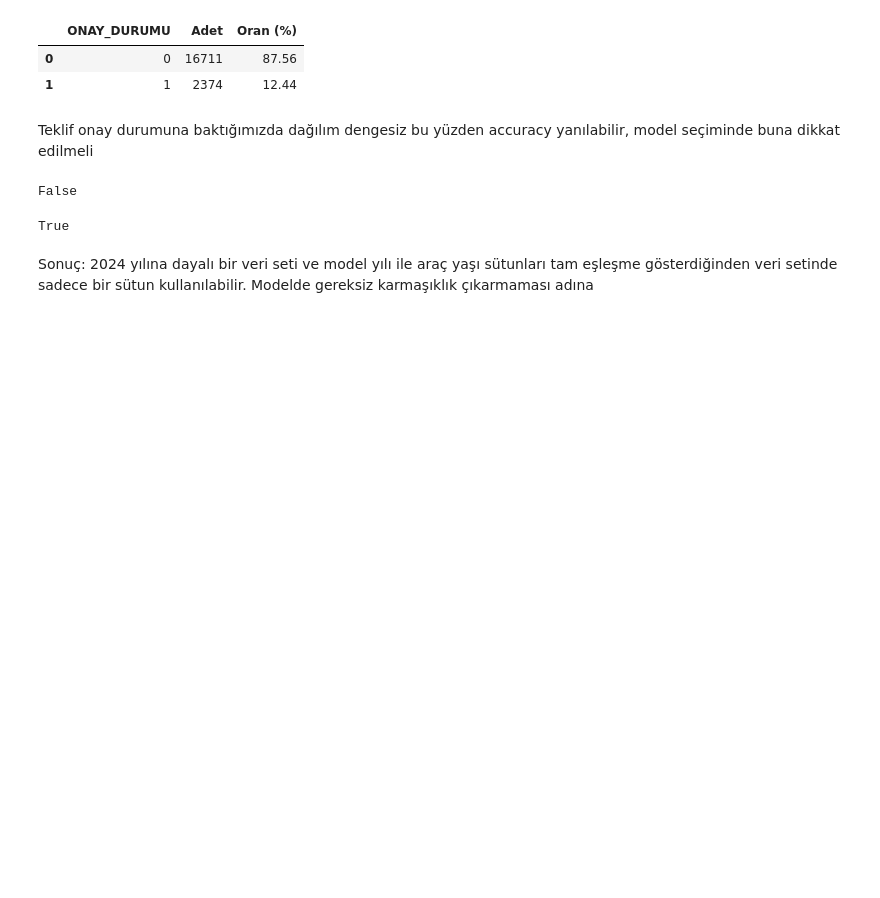
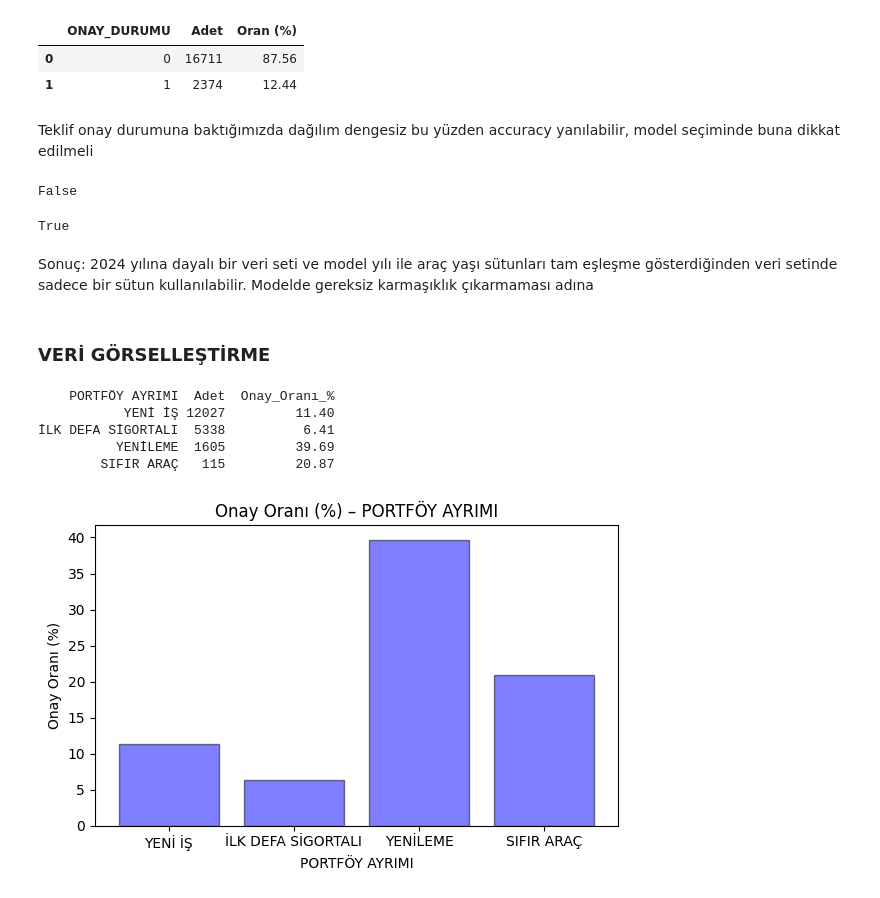
Before and after one commit to incieryilmazz/Insurance--Project, a Jupyter notebook: EDA.ipynb, the cells around one changed output. Cells and saved outputs as stored; diff of their text form; code cells hidden in the pictures; blank space fills up the shorter version.

```diff
--- a/EDA.ipynb
+++ b/EDA.ipynb
@@ -195,11 +198,6 @@ class_counts
 | 1 | 1 | 2374 | 12.44 |
 # %% [markdown]
 Teklif onay durumuna baktığımızda dağılım dengesiz bu yüzden accuracy yanılabilir, model seçiminde buna dikkat edilmeli
-# %%
-# Teklif primi sütunu inceleyim. Z-score ile aykırı değerlere bakalım
-mean_ = df["TEKLİF PRİMİ"].mean()
-std_  = df["TEKLİF PRİMİ"].std(ddof=1)
-df["prim_z"] = (df["TEKLİF PRİMİ"] - mean_) / std_
 # %%
 # Model yılı- Araç yaşı sütunları kontrolü 2025 yılı referans alınarak
 fark = 2025 - df["MODEL YILI"]
@@ -216,3 +214,27 @@ kontrol_2024.all()  # hepsi eşit mi?
 True
 # %% [markdown]
 Sonuç: 2024 yılına dayalı bir veri seti ve model yılı ile araç yaşı sütunları tam eşleşme gösterdiğinden veri setinde sadece bir sütun kullanılabilir. Modelde gereksiz karmaşıklık çıkarmaması adına
+# %% [markdown]
+### VERİ GÖRSELLEŞTİRME
+# %%
+# Portföy ayrımı ile teklif onay durumu arasındaki ilişki
+tab = df.groupby("PORTFÖY AYRIMI")["TEKLİF ONAY DURUMU"].agg(Adet="count", Onay_Oranı="mean").reset_index()
+tab["Onay_Oranı_%"] = (tab["Onay_Oranı"] * 100).round(2)
+tab = tab.sort_values("Adet", ascending=False).drop(columns="Onay_Oranı")
+
+print(tab.to_string(index=False))
+
+plt.figure(figsize=(6,4))
+plt.bar(tab["PORTFÖY AYRIMI"], tab["Onay_Oranı_%"],
+       color="blue", edgecolor="black", alpha=0.5)
+plt.title("Onay Oranı (%) – PORTFÖY AYRIMI")
+plt.xlabel("PORTFÖY AYRIMI"); plt.ylabel("Onay Oranı (%)")
+plt.xticks(rotation=0); plt.tight_layout()
+plt.show()
+# %% [output]
+    PORTFÖY AYRIMI  Adet  Onay_Oranı_%
+           YENİ İŞ 12027         11.40
+İLK DEFA SİGORTALI  5338          6.41
+          YENİLEME  1605         39.69
+        SIFIR ARAÇ   115         20.87
+[figure, added]
```
Also changed, not shown: parts of 10 cells of this notebook.
